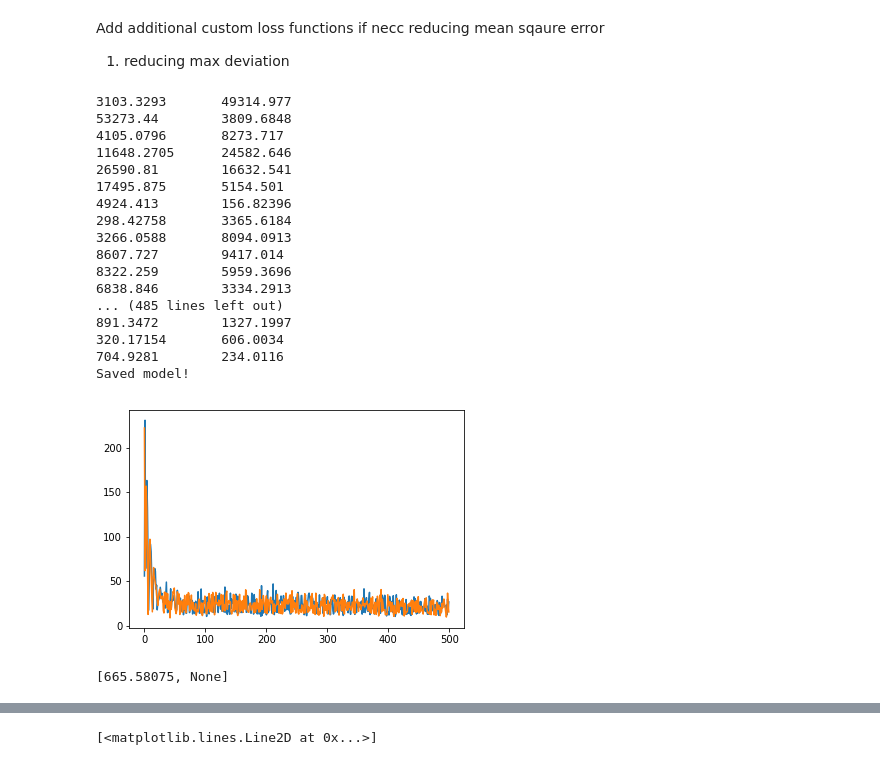
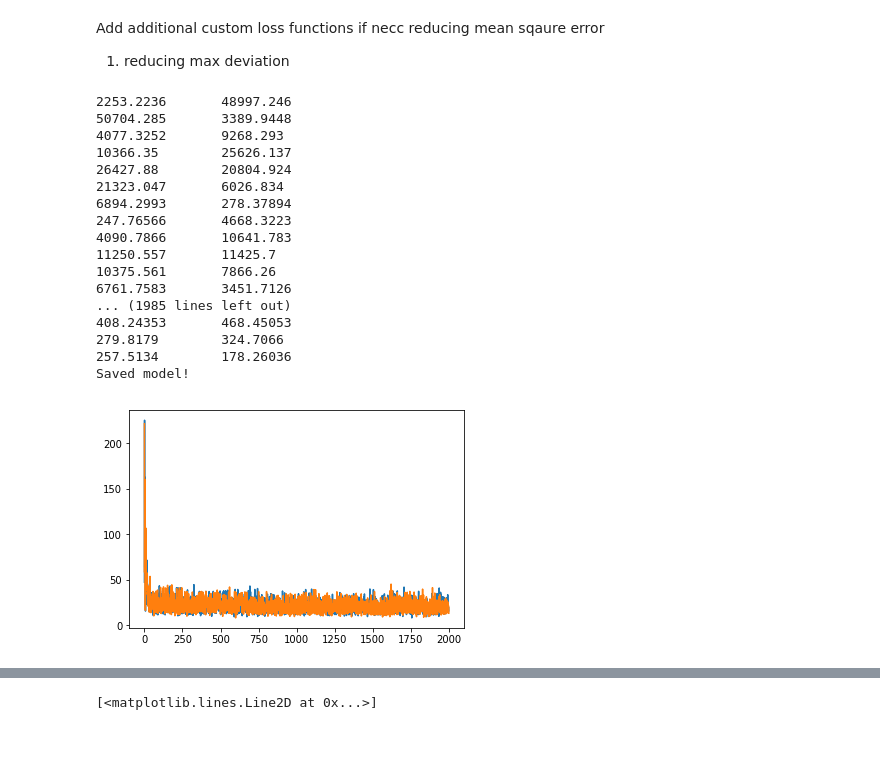
Before and after one commit to harshitadd/VisionAir, a Jupyter notebook: Modeltf.ipynb, the cells around one changed output, grey strips where cells are left out. Saved outputs shown, nothing was run; the diff lists cells and outputs as text; code cells hidden in the pictures.

```diff
--- a/Modeltf.ipynb
+++ b/Modeltf.ipynb
@@ -92,10 +101,10 @@ physical_device_desc: "device: 0, name: Tesla T4, pci bus id: 0000:00:04.0, comp
 x = tf.placeholder(shape = (None,4106), dtype = tf.float32, name = 'input' )
 y = tf.placeholder(shape = (None,1), dtype = tf.float32, name = 'target')
 
-wh = tf.Variable(tf.glorot_uniform_initializer(dtype = tf.float32)((4106, 6500)))
-bh = tf.Variable(tf.glorot_uniform_initializer(dtype = tf.float32)((1,6500)))
+wh = tf.Variable(tf.glorot_uniform_initializer(dtype = tf.float32)((4106, 4500)))
+bh = tf.Variable(tf.glorot_uniform_initializer(dtype = tf.float32)((1,4500)))
 
 #out
 
-wo = tf.Variable(tf.glorot_uniform_initializer(dtype = tf.float32)((6500,1)))
+wo = tf.Variable(tf.glorot_uniform_initializer(dtype = tf.float32)((4500,1)))
 bo = tf.Variable(tf.glorot_uniform_initializer(dtype = tf.float32)((1,1)))
@@ -127,7 +196,7 @@ with tf.device('/device:CPU:0'):
   with tf.Session() as sess:
     sess.run(init)
     mini =[]
-    for i in range(0,500):
+    for i in range(0,2000):
       b1=[]
       b2=[]
       l1=[]
@@ -157,52 +226,48 @@ with tf.device('/device:CPU:0'):
 
         seed_val = random.choice(range(len(x_traint)))
         i_val = random.choice(range(len(x_traint)))
 
         b1_val.append(x_traint[seed_val])
         b2_val.append(x_traint[i_val])
         l1_val.append(y_traint[seed_val])
         l2_val.append(y_traint[i_val])
 
         x_batch_val = np.vstack((b1_val,b2_val))
         y_batch_val = np.vstack((l1_val,l2_val))
 
       ## TRAINING LOSS
       update_ops = tf.get_collection(tf.GraphKeys.UPDATE_OPS)
       z= sess.run([loss,op_train, update_ops], feed_dict = {x : x_batch, y: y_batch })
       train.append(z[0]**0.5)
 
       ##VALIDATION LOSS
 
       z_val= sess.run([loss], feed_dict = {x : x_batch_val, y: y_batch_val })
       val.append(z_val[0]**0.5)
 
       print(str(z[0]) + '\t' + str(z_val[0]))
 
     plt.plot(train)
     plt.plot(val)
 
-    model = simple_save(sess,'/content/drive/My Drive/Custom_Models/dump_batch_2',inputs = {'input' : x}, outputs = {'output': outl})
+    model = simple_save(sess,'/content/drive/My Drive/Custom_Models/2000',inputs = {'input' : x}, outputs = {'output': outl})
     print('Saved model!')
 # %% [output]
-3103.3293       49314.977
-53273.44        3809.6848
-4105.0796       8273.717
-11648.2705      24582.646
-26590.81        16632.541
-17495.875       5154.501
-4924.413        156.82396
-298.42758       3365.6184
-3266.0588       8094.0913
-8607.727        9417.014
-8322.259        5959.3696
-6838.846        3334.2913
-... (485 lines left out)
-891.3472        1327.1997
-320.17154       606.0034
-704.9281        234.0116
+2253.2236       48997.246
+50704.285       3389.9448
+4077.3252       9268.293
+10366.35        25626.137
+26427.88        20804.924
+21323.047       6026.834
+6894.2993       278.37894
+247.76566       4668.3223
+4090.7866       10641.783
+11250.557       11425.7
+10375.561       7866.26
+6761.7583       3451.7126
+... (1985 lines left out)
+408.24353       468.45053
+279.8179        324.7066
+257.5134        178.26036
 Saved model!
-[figure, old version]
+[figure, new version]
-# %%
-print(z)
-# %% [output]
-[665.58075, None]
```
Also changed, not shown: parts of 14 cells of this notebook.
